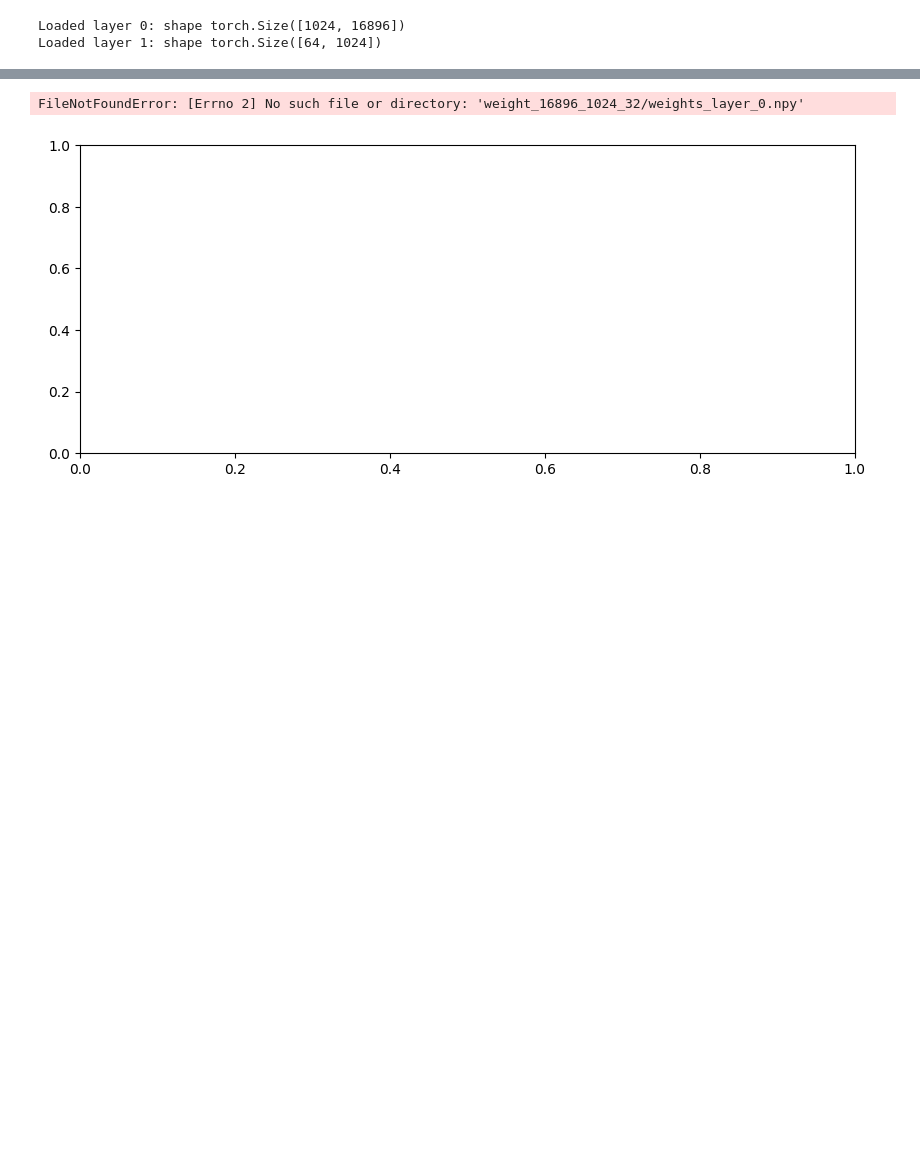
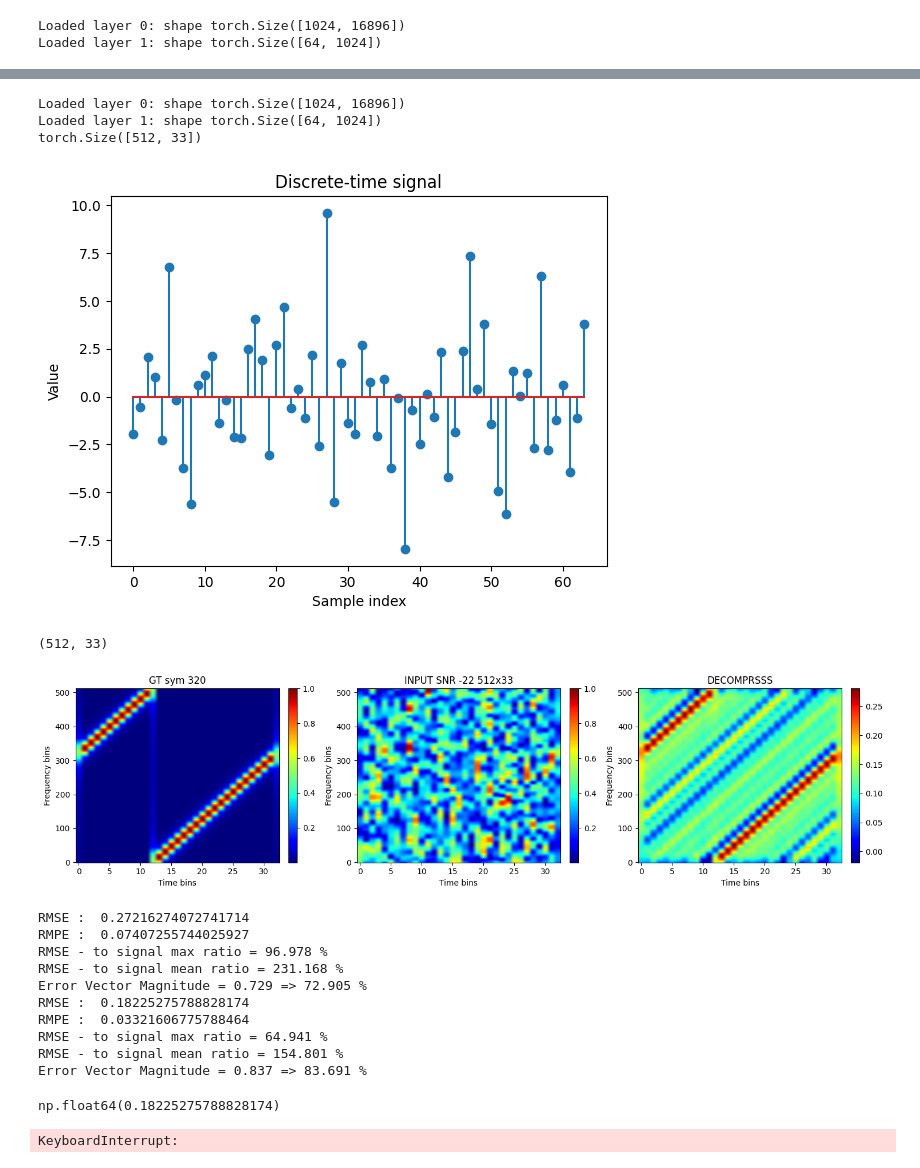
Before and after one commit to seanmantanhacker/INC-BAM, a Jupyter notebook: Model-experiment-4/main.ipynb, the cells around one changed output, grey strips where cells are left out. Saved outputs shown, nothing was run; the diff lists cells and outputs as text; code cells hidden in the pictures; blank space fills up the shorter version.

```diff
--- a/Model-experiment-4/main.ipynb
+++ b/Model-experiment-4/main.ipynb
@@ -117,7 +117,7 @@ lora_init = LoRa(sf, bw)
 input_row = 512
 input_col = 33
 second_layer = 1024
-third_layer = 32
+third_layer = 64
 
 ## HOW TO LOAD WEIGHT
 layers = [input_col * input_row, second_layer, third_layer] # <-- must match training
@@ -141,34 +141,50 @@ snr = -22
 x = lora_init.awgn_iq_with_seed(x1,snr,seed)
 
 input_spec = create_spectrogram_from_torch(x,sf,bw,fs,input_row,input_col,0,0,1,None)
 #### STEP 3 FLATTEN INPUT ########
 print(input_spec.shape)
 flat = input_spec.flatten().reshape(1, -1) # BEFORE COMPRESS MUST
 
 out1 = multi_bam2.compress(flat)
 import matplotlib.pyplot as plt
 
 a = out1.squeeze()
 plt.figure()
 plt.stem(a)
 plt.xlabel("Sample index")
 plt.ylabel("Value")
 plt.title("Discrete-time signal")
 plt.show()
 out2 = multi_bam2.decompress(out1)
 
 #### STEP 4 AFTER DECOMPRESS RESHAPE to INITIAL SHAPE ########
 reco_flat = out2.reshape(-1)  # AFTER DECOMPRESS MUST
 reco_spec = reco_flat.reshape(input_row, input_col)
 print(reco_spec.shape)
 
 array_a = [original_pisan,input_spec,reco_spec]
 
 show_multiple_spectrograms(array_a,[f'GT sym {symbol1}',f"INPUT SNR {snr} {input_row}x{input_col}","DECOMPRSSS"],3)
 check_simmilarity(reco_spec,input_spec)
 check_simmilarity(reco_spec,original_pisan)
 # %% [output]
-FileNotFoundError: [Errno 2] No such file or directory: 'weight_16896_1024_32/weights_layer_0.npy'
+Loaded layer 0: shape torch.Size([1024, 16896])
+Loaded layer 1: shape torch.Size([64, 1024])
+torch.Size([512, 33])
+[figure, added]
+(512, 33)
+[figure, added]
+RMSE :  0.27216274072741714
+RMPE :  0.07407255744025927
+RMSE - to signal max ratio = 96.978 %
+RMSE - to signal mean ratio = 231.168 %
+Error Vector Magnitude = 0.729 => 72.905 %
+RMSE :  0.18225275788828174
+RMPE :  0.03321606775788464
+RMSE - to signal max ratio = 64.941 %
+RMSE - to signal mean ratio = 154.801 %
+Error Vector Magnitude = 0.837 => 83.691 %
+np.float64(0.18225275788828174)
 # %%
 import numpy as np
 import matplotlib.pyplot as plt
@@ -182,7 +198,7 @@ fs = fs
 input_row = input_row
 input_col = input_col
 
-snr = -15
+snr = 0
 seed = 591
 
 plt.ion()  # interactive mode ON
@@ -200,11 +216,11 @@ if active:
         x1 = lora_init.gen_symbol_fs(symbol, sf=sf, bw=bw, Fs=fs)
 
         # 2. Add noise (fixed seed for reproducibility)
-        x = lora_init.awgn_iq_with_seed(x1, snr, seed)
+        # x = lora_init.awgn_iq_with_seed(x1, snr, seed)
 
         # 3. Spectrogram
         input_spec = create_spectrogram_from_torch(
-            x, sf, bw, fs,
+            x1, sf, bw, fs,
             input_row, input_col,
             0, 0, 1, None
         )
@@ -230,4 +246,4 @@ if active:
 
     plt.ioff()  # interactive mode OFF
 # %% [output]
-[figure, removed]
+KeyboardInterrupt:
```
Also changed, not shown: parts of 2 cells of this notebook, 6 other files.
